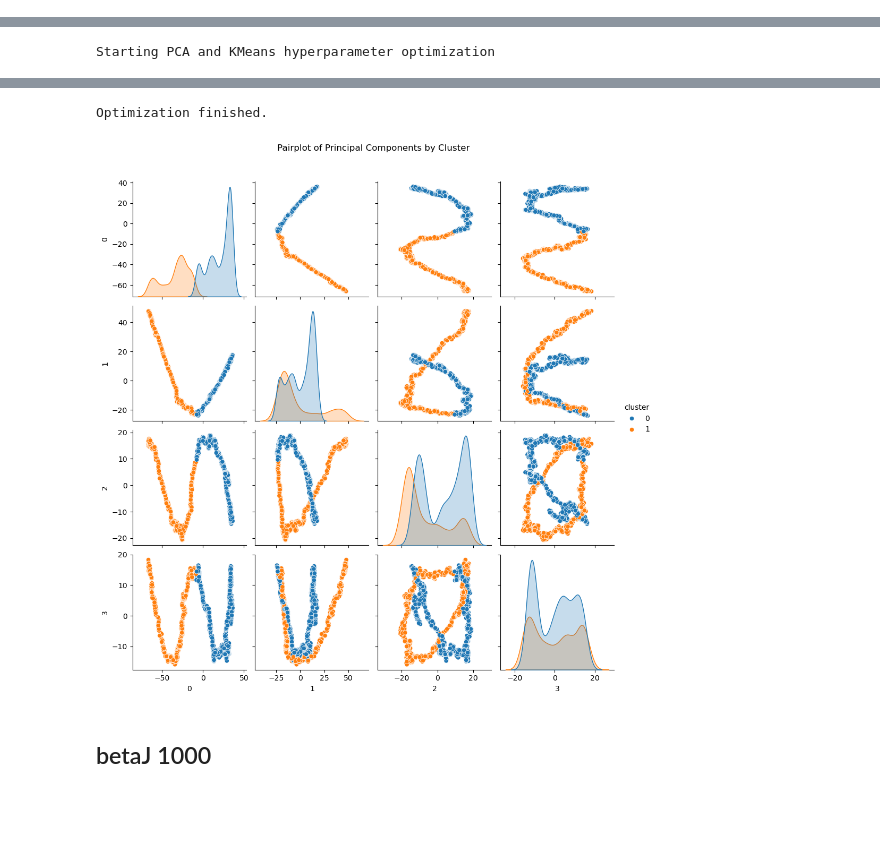
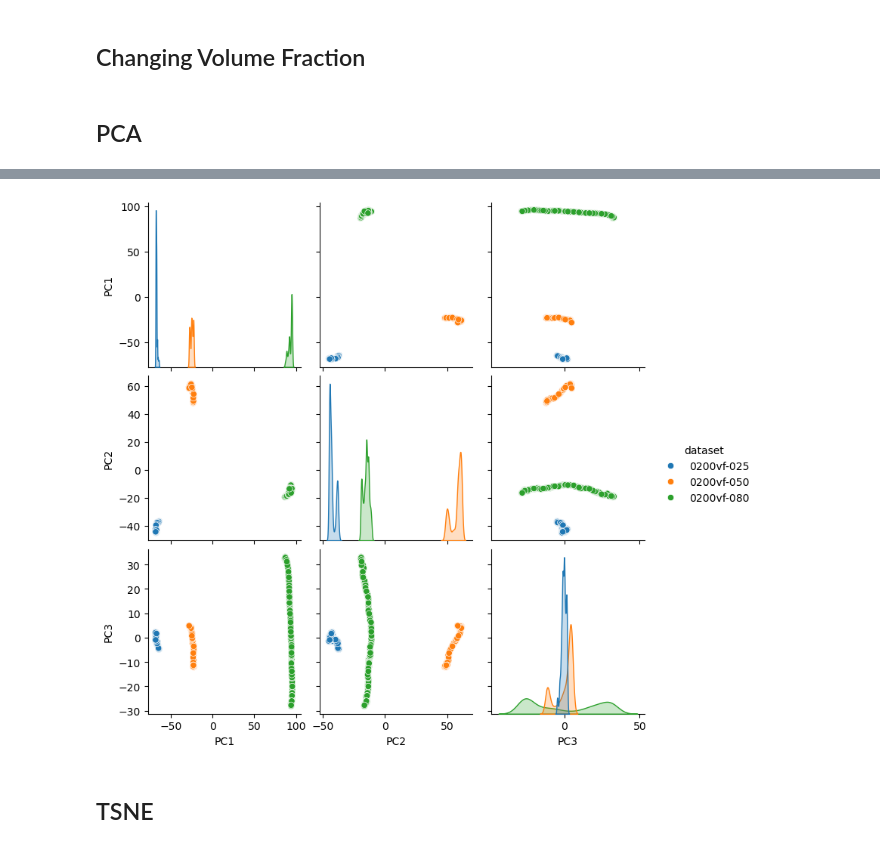
Before and after one commit to garrett-reinhard/IsingReduction, a Jupyter notebook: Ising_Reduction.ipynb, the cells around one changed output, grey strips where cells are left out. Saved outputs shown, nothing was run; the diff lists cells and outputs as text; code cells hidden in the pictures; blank space fills up the shorter version.

Commit message:
tsne and PCA loops

```diff
--- a/Ising_Reduction.ipynb
+++ b/Ising_Reduction.ipynb
@@ -149 +110,3 @@ array([[ 0.20228132, -3.30135605],
+# %%
+n_trials = 50
 # %% [markdown]
@@ -151,7 +116,9 @@ array([[ 0.20228132, -3.30135605],
 # %%
+directory_list = ['/home/user/IsingData/Data/betaJ-0010_vf-050_nrows-100_ncols-100', '/home/user/IsingData/Data/betaJ-0100_vf-050_nrows-100_ncols-100', '/home/user/IsingData/Data/betaJ-1000_vf-050_nrows-100_ncols-100']
+
+dataset_label = ['0010vf-050', '0100vf-050', '1000vf-050']
+
 def objective(trial):
-
-    directory_path = '/home/user/IsingData/Data/betaJ-0010_vf-050_nrows-100_ncols-100'
 
     n_components = trial.suggest_int("n_components", 2, 6)
     scaler_type = trial.suggest_categorical('scaler_type', ['StandardScaler', 'MinMaxScaler', 'RobustScaler', 'MaxAbsScaler', 'PowerTransformer'])
@@ -167,18 +134,18 @@ def objective(trial):
     elif scaler_type == 'PowerTransformer':
         scaler_type = sklearn.preprocessing.PowerTransformer()
 
-    pca = PCA_analysis(directory=directory_path, n_components=n_components, scaler=scaler_type)
+    pca, x = PCA_analysis_all_data(directories=directory_list, data_set_label=dataset_label, n_components=n_components, scaler=scaler_type)
     cluster_labels = clusters(pca=pca)
 
     score = sklearn.metrics.silhouette_score(pca, cluster_labels)
 
     return score
 
-study = optuna.create_study(direction='maximize', study_name='pca_kmeans_optimization')
+study = optuna.create_study(direction='maximize', study_name='pca_optimization')
 
 with open('betaJ-0010_vf-050.out', 'w') as f:
     print("Starting PCA and KMeans hyperparameter optimization")
-    study.optimize(objective, n_trials=3)
+    study.optimize(objective, n_trials=_n_trials)
     print("Optimization finished.")
     print("\nPCA and KMeans Optimization Results:", file=f)
     print(f"Number of finished trials: {len(study.trials)}", file=f)
@@ -200,8 +167,6 @@ elif scaler_type == 'MaxAbsScaler':
 elif scaler_type == 'PowerTransformer':
     scaler_type = sklearn.preprocessing.PowerTransformer()
 
-directory_path = '/home/user/IsingData/Data/betaJ-0010_vf-050_nrows-100_ncols-100'
-
-principal_components = PCA_analysis(directory=directory_path, n_components=best_n_components, scaler=scaler_type)
-cluster_and_plot(pca=principal_components, fig_name='betaJ-0010_vf-050.png')
+principal_components, labels = PCA_analysis_all_data(directories=directory_list, data_set_label=dataset_label, n_components=best_n_components, scaler=scaler_type)
+PCA_plots(principal_components=principal_components, n_components=best_n_components, fig_name='betaJ_PCA.png', labels=labels)
 # %% [output]
@@ -230,7 +246,13 @@ KeyboardInterrupt:
+# %% [markdown]
+## Changing Volume Fraction
+# %% [markdown]
+## PCA
 # %%
+directory_list = ['/home/user/IsingData/Data/betaJ-0200_vf-025_nrows-100_ncols-100', '/home/user/IsingData/Data/betaJ-0200_vf-050_nrows-100_ncols-100', '/home/user/IsingData/Data/betaJ-0200_vf-080_nrows-100_ncols-100']
+
+dataset_label = ['0200vf-025', '0200vf-050', '0200vf-080']
+
 def objective(trial):
-
-    directory_path = '/home/user/IsingData/Data/betaJ-0100_vf-050_nrows-100_ncols-100'
 
     n_components = trial.suggest_int("n_components", 2, 6)
     scaler_type = trial.suggest_categorical('scaler_type', ['StandardScaler', 'MinMaxScaler', 'RobustScaler', 'MaxAbsScaler', 'PowerTransformer'])
@@ -246,18 +268,18 @@ def objective(trial):
     elif scaler_type == 'PowerTransformer':
         scaler_type = sklearn.preprocessing.PowerTransformer()
 
-    pca = PCA_analysis(directory=directory_path, n_components=n_components, scaler=scaler_type)
+    pca, x = PCA_analysis_all_data(directories=directory_list, data_set_label=dataset_label, n_components=n_components, scaler=scaler_type)
     cluster_labels = clusters(pca=pca)
 
     score = sklearn.metrics.silhouette_score(pca, cluster_labels)
 
     return score
 
-study = optuna.create_study(direction='maximize', study_name='pca_kmeans_optimization')
+study = optuna.create_study(direction='maximize', study_name='pca_optimization')
 
 with open('betaJ-0010_vf-050.out', 'w') as f:
     print("Starting PCA and KMeans hyperparameter optimization")
-    study.optimize(objective, n_trials=3)
+    study.optimize(objective, n_trials=n_trials)
     print("Optimization finished.")
     print("\nPCA and KMeans Optimization Results:", file=f)
     print(f"Number of finished trials: {len(study.trials)}", file=f)
@@ -279,8 +301,6 @@ elif scaler_type == 'MaxAbsScaler':
 elif scaler_type == 'PowerTransformer':
     scaler_type = sklearn.preprocessing.PowerTransformer()
 
-directory_path = '/home/user/IsingData/Data/betaJ-0100_vf-050_nrows-100_ncols-100'
-
-principal_components = PCA_analysis(directory=directory_path, n_components=best_n_components, scaler=scaler_type)
-cluster_and_plot(pca=principal_components, fig_name='betaJ-0100_vf-050.png')
+principal_components, labels = PCA_analysis_all_data(directories=directory_list, data_set_label=dataset_label, n_components=best_n_components, scaler=scaler_type)
+PCA_plots(principal_components=principal_components, n_components=best_n_components, fig_name='volume_PCA.png', labels=labels)
 # %% [output]
@@ -288 +306,0 @@ cluster_and_plot(pca=principal_components, fig_name='betaJ-0100_vf-050.png')
-Starting PCA and KMeans hyperparameter optimization
@@ -292,5 +307,4 @@ Starting PCA and KMeans hyperparameter optimization
-Optimization finished.
-[figure, old version]
+[figure, new version]
-# %% [markdown]
-## betaJ 1000
+# %% [markdown]
+## TSNE
 # %%
```
Also changed, not shown: parts of 18 cells of this notebook.
